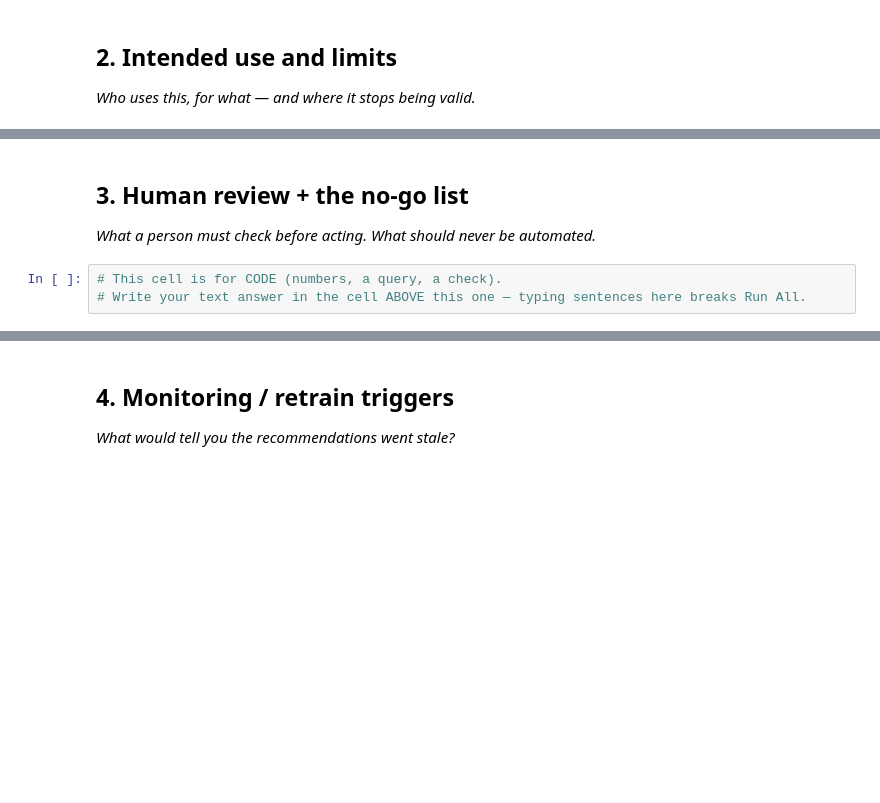
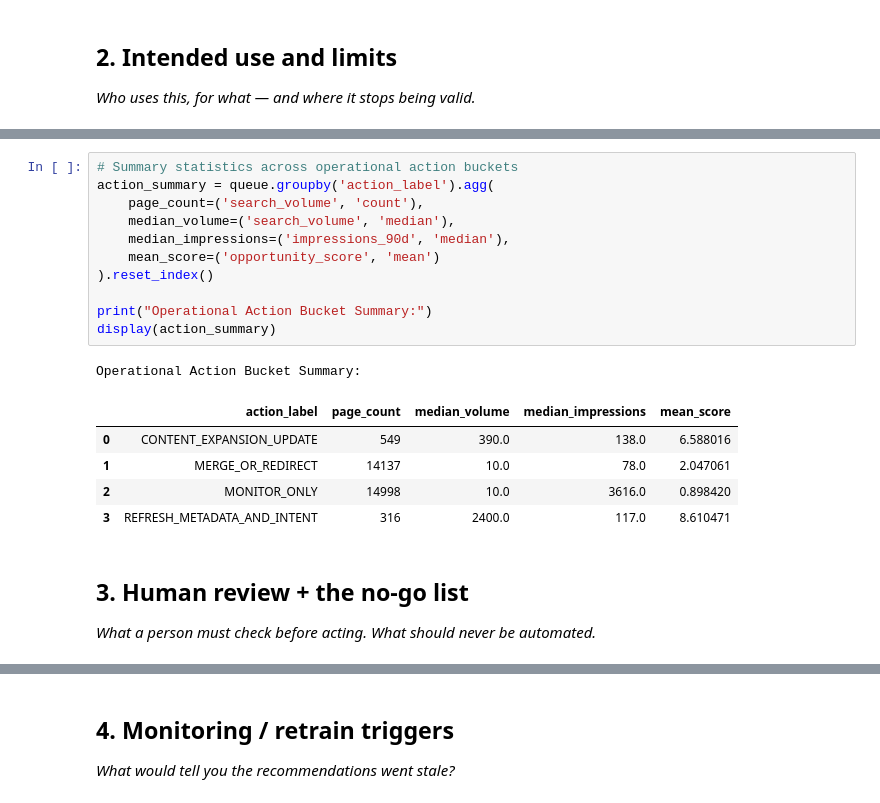
Before and after one commit to praneethilluru/testtt, a Jupyter notebook: work/notebooks/w07_action_playbook.ipynb, the cells around one changed output, grey strips where cells are left out. Saved outputs shown, nothing was run; the diff lists cells and outputs as text; blank space fills up the shorter version.

```diff
--- a/work/notebooks/w07_action_playbook.ipynb
+++ b/work/notebooks/w07_action_playbook.ipynb
@@ -23,7 +93,22 @@ This skeleton is yours to fill. Work the sections **in order** — each one has
+# %%
+# Summary statistics across operational action buckets
+action_summary = queue.groupby('action_label').agg(
+    page_count=('search_volume', 'count'),
+    median_volume=('search_volume', 'median'),
+    median_impressions=('impressions_90d', 'median'),
+    mean_score=('opportunity_score', 'mean')
+).reset_index()
+
+print("Operational Action Bucket Summary:")
+display(action_summary)
+# %% [output]
+Operational Action Bucket Summary:
+|  | action_label | page_count | median_volume | median_impressions | mean_score |
+| 0 | CONTENT_EXPANSION_UPDATE | 549 | 390.0 | 138.0 | 6.588016 |
+| 1 | MERGE_OR_REDIRECT | 14137 | 10.0 | 78.0 | 2.047061 |
+| 2 | MONITOR_ONLY | 14998 | 10.0 | 3616.0 | 0.898420 |
+| 3 | REFRESH_METADATA_AND_INTENT | 316 | 2400.0 | 117.0 | 8.610471 |
 # %% [markdown]
 ## 3. Human review + the no-go list
 
 *What a person must check before acting. What should never be automated.*
-# %%
-# This cell is for CODE (numbers, a query, a check).
-# Write your text answer in the cell ABOVE this one — typing sentences here breaks Run All.
```
Also changed, not shown: parts of 13 cells of this notebook.
